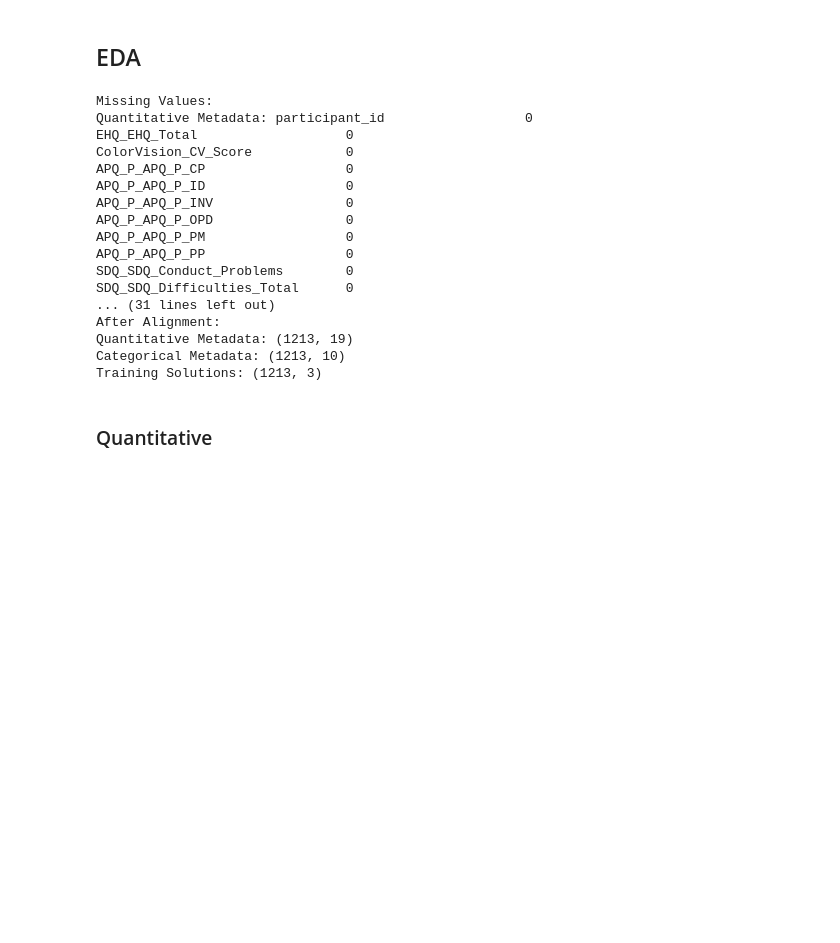
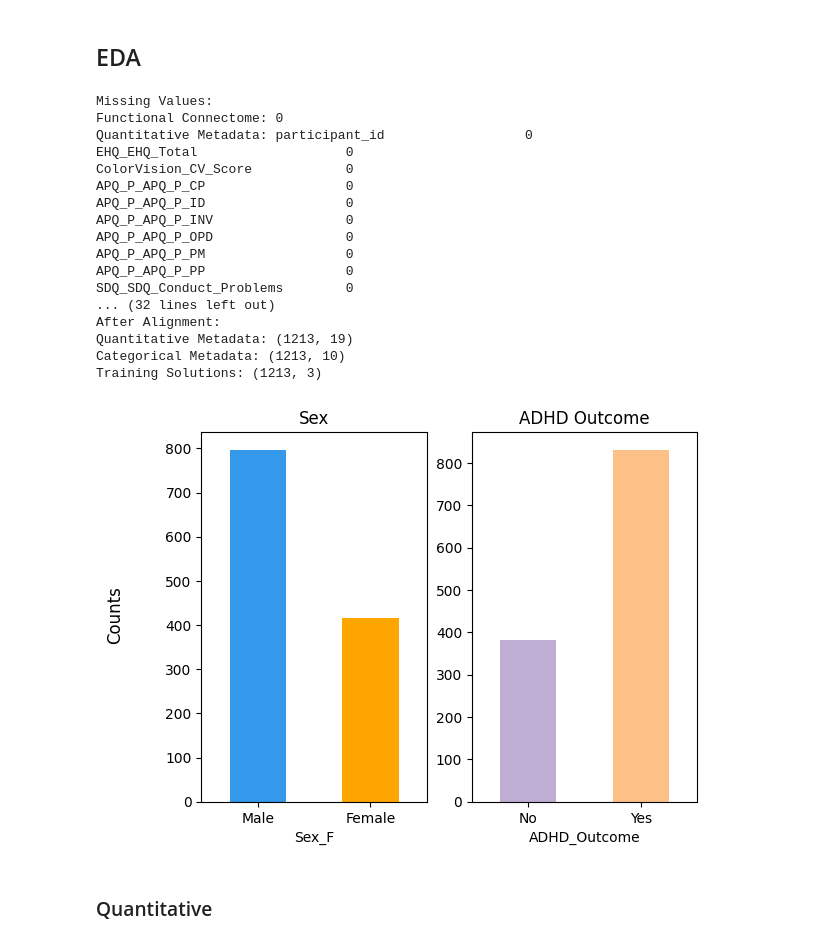
Before and after one commit to dauinh/wids25, a Jupyter notebook: WiDS25.ipynb, the cells around one changed output. Cells and saved outputs as stored; diff of their text form; code cells hidden in the pictures; blank space fills up the shorter version.

```diff
--- a/WiDS25.ipynb
+++ b/WiDS25.ipynb
@@ -117,6 +115,7 @@ cat_train.head()
 # %%
 # Check for missing values in each dataset
 print("\nMissing Values:")
+print("Functional Connectome:", fcm_train.isnull().sum().sum())
 print("Quantitative Metadata:", quant_train.isnull().sum())
 print("Categorical Metadata:", cat_train.isnull().sum())
 print("Training Solutions:", solution_train.isnull().sum())
@@ -145,6 +144,7 @@ print(f"Categorical Metadata: {cat_train.shape}")
 print(f"Training Solutions: {solution_train.shape}")
 # %% [output]
 Missing Values:
+Functional Connectome: 0
 Quantitative Metadata: participant_id                  0
 EHQ_EHQ_Total                   0
 ColorVision_CV_Score            0
@@ -155,12 +155,32 @@ APQ_P_APQ_P_OPD                 0
 APQ_P_APQ_P_PM                  0
 APQ_P_APQ_P_PP                  0
 SDQ_SDQ_Conduct_Problems        0
-SDQ_SDQ_Difficulties_Total      0
-... (31 lines left out)
+... (32 lines left out)
 After Alignment:
 Quantitative Metadata: (1213, 19)
 Categorical Metadata: (1213, 10)
 Training Solutions: (1213, 3)
+# %%
+sex_df = solution_train['Sex_F'].value_counts().sort_index()
+adhd_df = solution_train['ADHD_Outcome'].value_counts().sort_index()
+
+sex_color = {'blue': '#3499eb', 'orange': '#FFA500'}
+adhd_color = {'light_purple': '#beaed4', 'light_orange': '#fdc086'}
+fig, (ax1, ax2) = plt.subplots(1, 2)
+
+sex_df.plot(kind='bar', color=sex_color.values(), ax=ax1)
+adhd_df.plot(kind='bar', color=adhd_color.values(), ax=ax2)
+
+ax1.set_title('Sex')
+ax2.set_title('ADHD Outcome')
+
+ax1.set_xticks(ticks=range(2), labels=['Male', 'Female'], rotation=0)
+ax2.set_xticks(ticks=range(2), labels=['No', 'Yes'], rotation=0)
+
+fig.text(-0.01, 0.5, 'Counts', va='center', ha='center', rotation='vertical', fontsize=12)
+plt.show()
+# %% [output]
+[figure, added]
 # %% [markdown]
 ### Quantitative
 # %%
```
Also changed, not shown: parts of 3 cells of this notebook.
